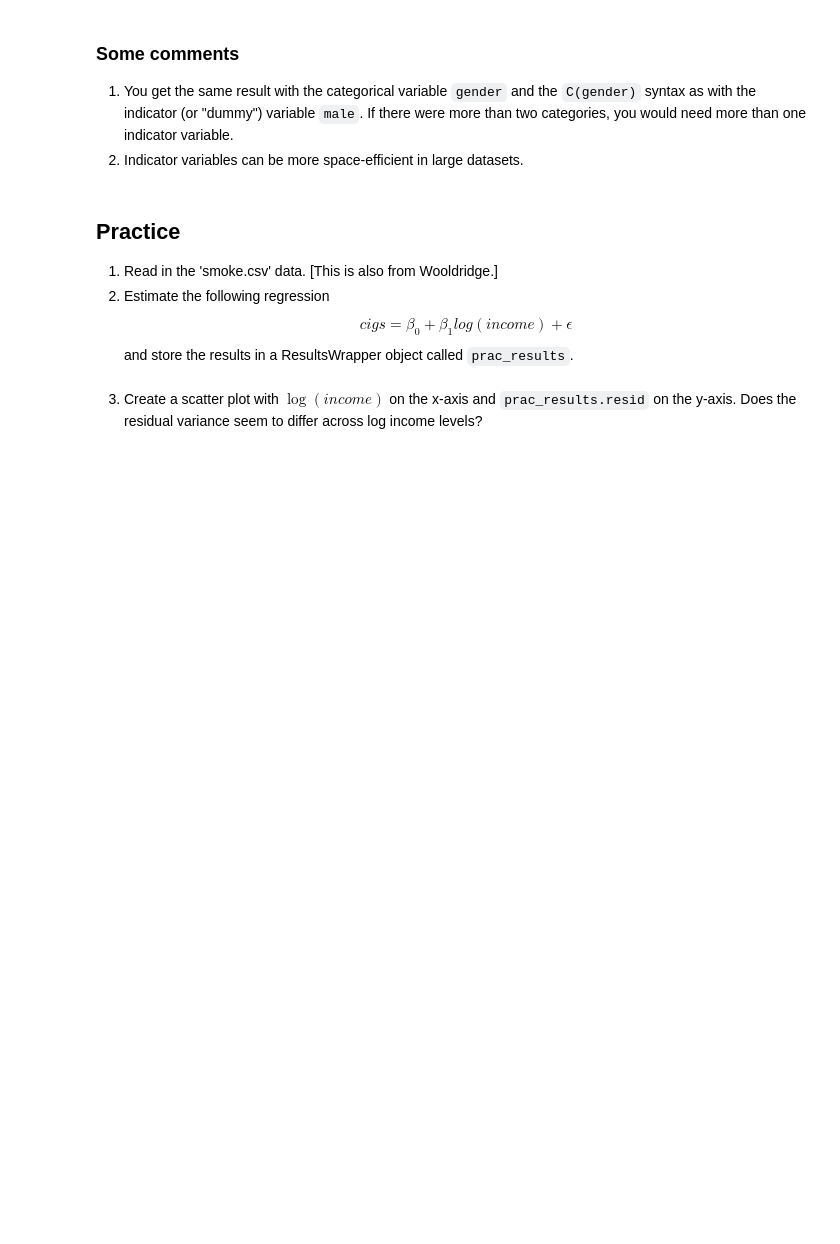
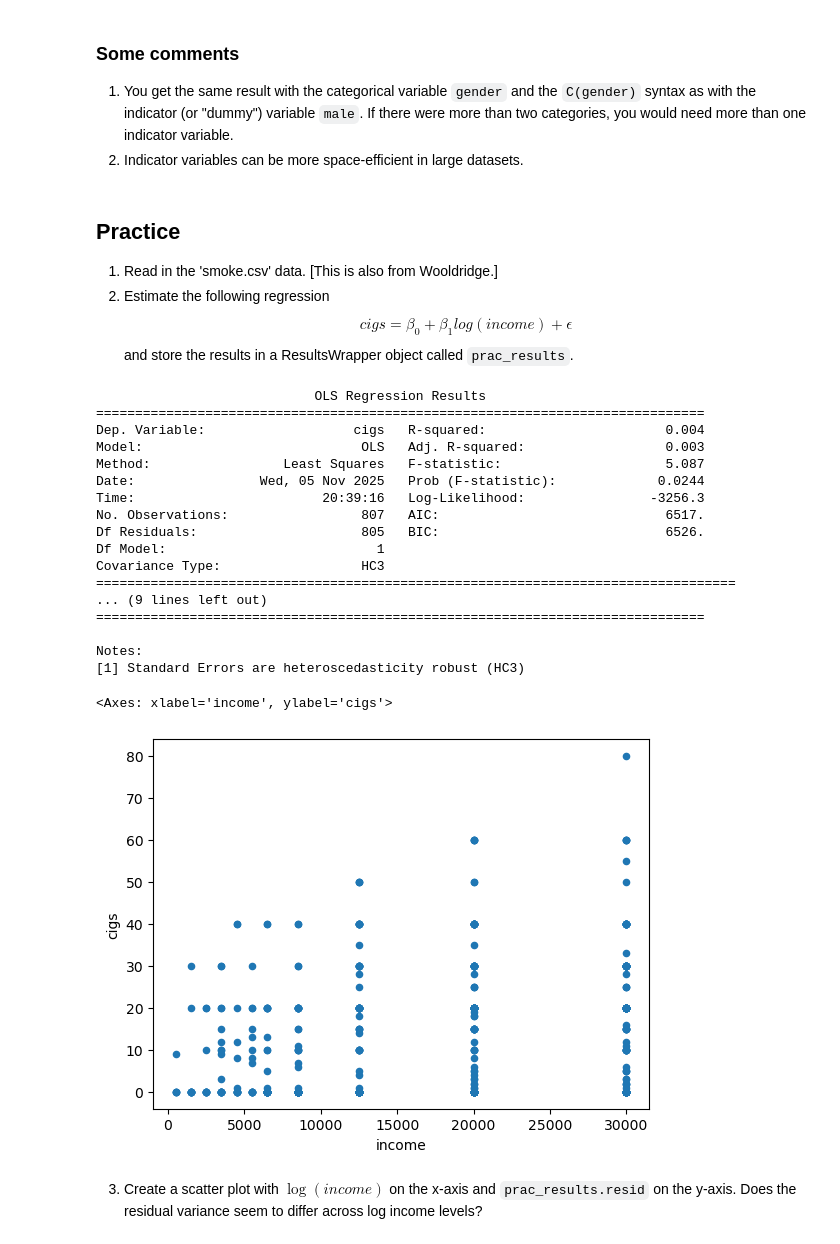
Before and after one commit to messymoose/ECON570, a Jupyter notebook: Lectures/10_21_ols.ipynb, the cells around one changed output. Saved outputs shown, nothing was run; the diff lists cells and outputs as text; code cells hidden in the pictures; blank space fills up the shorter version.

```diff
--- a/Lectures/10_21_ols.ipynb
+++ b/Lectures/10_21_ols.ipynb
@@ -289,6 +289,32 @@ strong multicollinearity or other numerical problems.
 2. Estimate the following regression
 $$ cigs = \beta_0 + \beta_1 log(income) + \epsilon $$
 and store the results in a ResultsWrapper object called `prac_results`.
+# %%
+smoker = pd.read_csv('data/smoke.csv')
+
+res = smf.ols('cigs ~ np.log(income)', data = smoker).fit(cov_type='HC3')
+print(res.summary())
+smoker.plot.scatter(x= 'income', y='cigs')
+# %% [output]
+                            OLS Regression Results
+==============================================================================
+Dep. Variable:                   cigs   R-squared:                       0.004
+Model:                            OLS   Adj. R-squared:                  0.003
+Method:                 Least Squares   F-statistic:                     5.087
+Date:                Wed, 05 Nov 2025   Prob (F-statistic):             0.0244
+Time:                        20:39:16   Log-Likelihood:                -3256.3
+No. Observations:                 807   AIC:                             6517.
+Df Residuals:                     805   BIC:                             6526.
+Df Model:                           1
+Covariance Type:                  HC3
+==================================================================================
+... (9 lines left out)
+==============================================================================
+
+Notes:
+[1] Standard Errors are heteroscedasticity robust (HC3)
+<Axes: xlabel='income', ylabel='cigs'>
+[figure, added]
 # %% [markdown]
 3. Create a scatter plot with $\log(income)$ on the x-axis and `prac_results.resid` on the y-axis. Does the residual variance seem to differ across log income levels?
 # %% [markdown]
```
Also changed, not shown: parts of 4 cells of this notebook, 4 other files.
